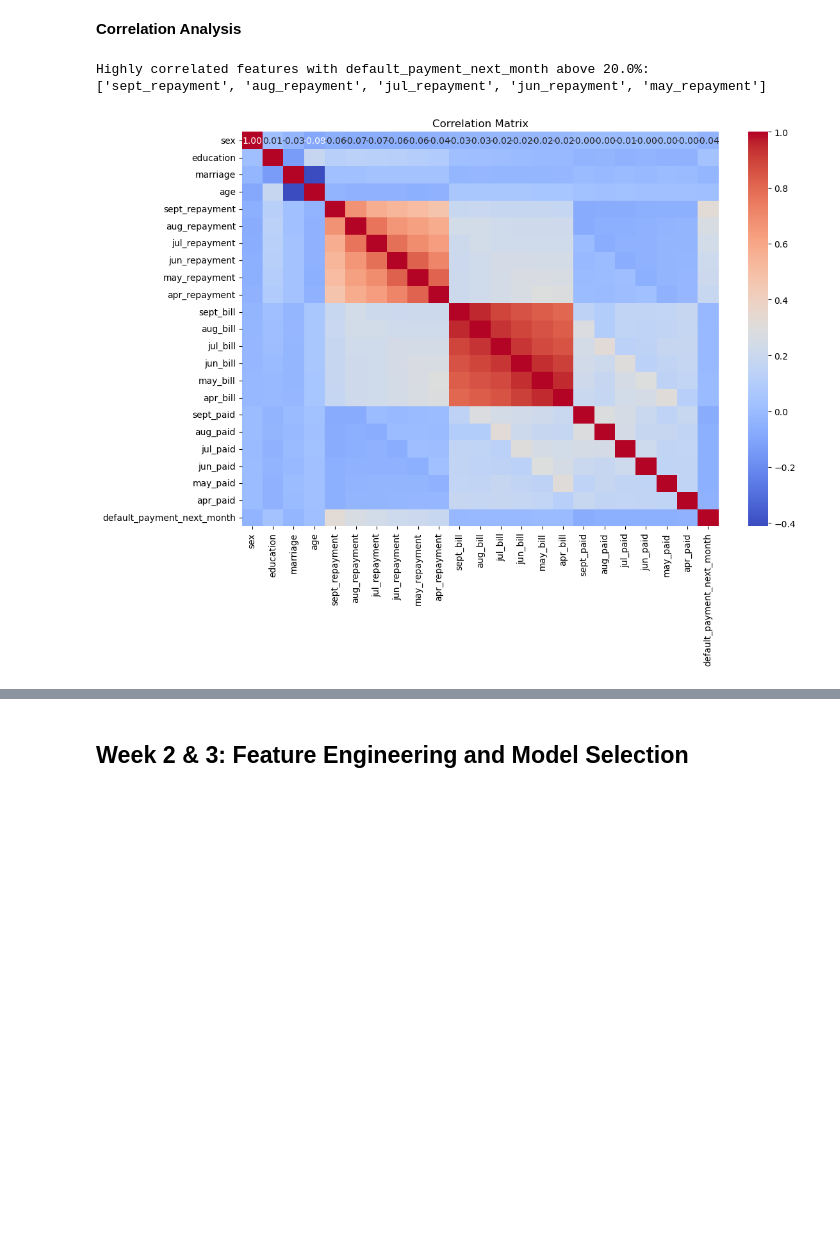
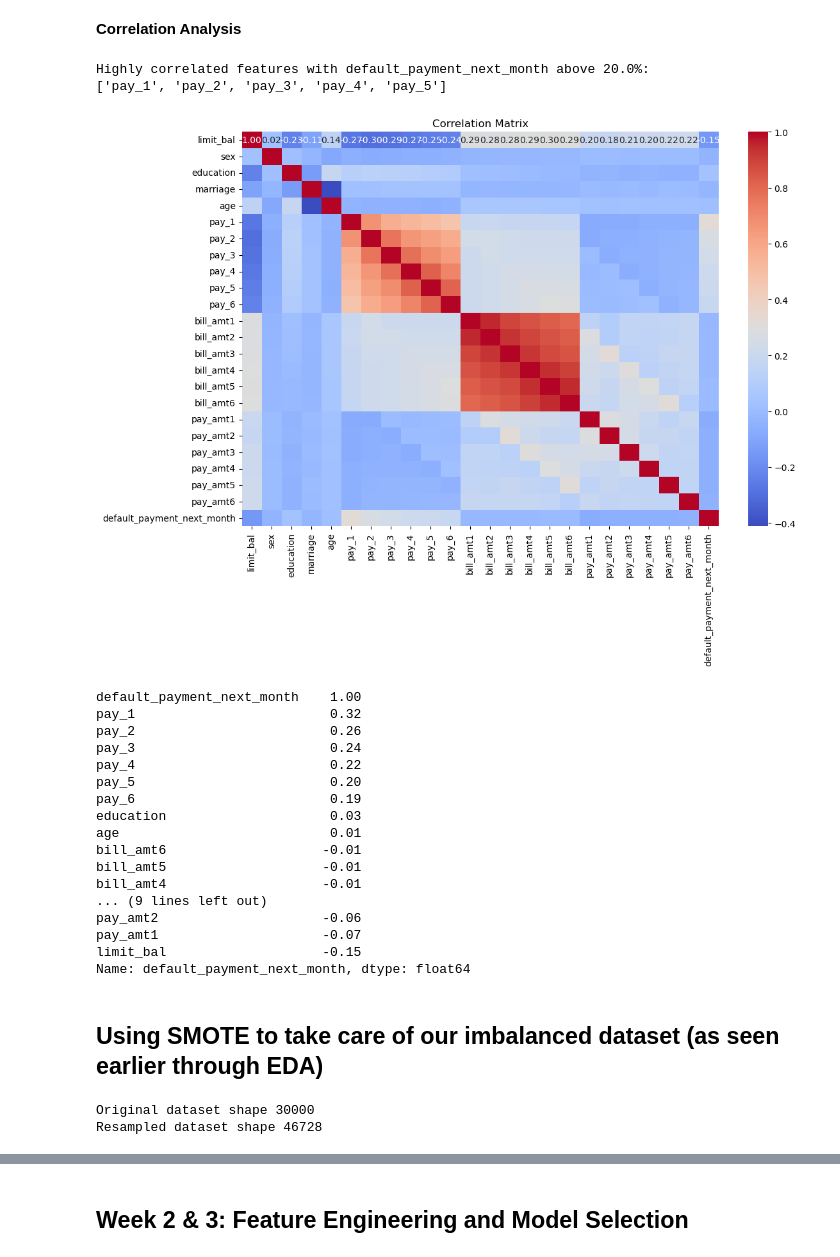
Before and after one commit to ohinson01/SDS-CP014-credit-card-default-pred, a Jupyter notebook: notebooks/olivia-hinson/olivia-credit-card-default-pred.ipynb, the cells around one changed output, grey strips where cells are left out. Drawn from its saved outputs; the diff is of its cells as text; code cells hidden in the pictures; blank space fills up the shorter version.

```diff
--- a/notebooks/olivia-hinson/olivia-credit-card-default-pred.ipynb
+++ b/notebooks/olivia-hinson/olivia-credit-card-default-pred.ipynb
@@ -748,31 +862,2 @@ There are significnat outliers in our dataset, but in this scenario, this might
 # %% [markdown]
 ### Relationships with target variable (default_payment_next_month)
-# %%
-# Define custom labels for each categorical column
-labels = {
-    'education': {1: 'Graduate School', 2: 'University', 3: 'High School', 4: 'Others'},
-    'marriage': {1: 'Married', 2: 'Single', 3: 'Others'},
-    'sex': {1: 'Male', 2: 'Female'},
-}
-
-for column in labels:
-    # Create a copy of the column with mapped values
-    df[f'{column}_labeled'] = df[column].map(labels[column])
-
-    plt.figure(figsize=(10, 8))  # Adjust figure size for better readability
-    order = df[f'{column}_labeled'].value_counts().index
-    ax = sns.countplot(data=df, x=f'{column}_labeled', order=order, hue='default_payment_next_month')
-    # Add text annotations
-    for p in ax.patches:
-        ax.annotate(f'{int(p.get_height())}',
-                (p.get_x() + p.get_width() / 2., p.get_height()),
-                ha='center', va='center',
-                xytext=(0, 10),
-                textcoords='offset points')
-    plt.title(f'{column} distribution', fontsize=16, fontweight='bold')
-    plt.xlabel(f'{column}', fontsize=14)
-    plt.ylabel('Count', fontsize=14)
-    plt.xticks(ha='center', rotation=0)
-    plt.legend(title='default payment', labels=['No Credit', 'Default Credit'])
-    plt.tight_layout()  # Adjust layout to prevent labels from overlapping
-    plt.show()
@@ -835,8 +930,8 @@ plt.show()
 # %% [markdown]
 ### Remove Columns to Avoid Any Biases and Imbalance
 # %%
-# Will have information leakage from the following columns
-df.drop(['id', 'limit_bal'], axis=1, inplace=True)
+# This column isn't relevant to what we are doing
+df.drop(['id'], axis=1, inplace=True)
 
 print('Columns remaining: ', df.shape[1])
 # %% [output]
@@ -885,27 +980,63 @@ df
 # %%
 corr_matrix = df.corr()
 
 # Select the target variable correlation
 target_variable = 'default_payment_next_month'
 correlations = corr_matrix[target_variable]
 
 # Retrieve features with correlation above the threshold
 threshold = 0.2
 highly_correlated_features = correlations[correlations > threshold].index.tolist()
 
 # Remove the target variable itself from the list
 if target_variable in highly_correlated_features:
     highly_correlated_features.remove(target_variable)
 
 print(f'Highly correlated features with {target_variable} above {threshold*100}%:')
 print(highly_correlated_features)
 
 # Visualize feature importance
 plt.figure(figsize=(12, 8))
 sns.heatmap(corr_matrix, annot=True, fmt=".2f", cmap="coolwarm", cbar=True)
 plt.title("Correlation Matrix")
 plt.show()
+
+# Get correlations with the target variable
+target_correlation = corr_matrix['default_payment_next_month'].sort_values(ascending=False)
+# Print the values
+print(target_correlation)
 # %% [output]
 Highly correlated features with default_payment_next_month above 20.0%:
-['sept_repayment', 'aug_repayment', 'jul_repayment', 'jun_repayment', 'may_repayment']
+['pay_1', 'pay_2', 'pay_3', 'pay_4', 'pay_5']
-[figure, old version]
+[figure, new version]
+default_payment_next_month    1.00
+pay_1                         0.32
+pay_2                         0.26
+pay_3                         0.24
+pay_4                         0.22
+pay_5                         0.20
+pay_6                         0.19
+education                     0.03
+age                           0.01
+bill_amt6                    -0.01
+bill_amt5                    -0.01
+bill_amt4                    -0.01
+... (9 lines left out)
+pay_amt2                     -0.06
+pay_amt1                     -0.07
+limit_bal                    -0.15
+Name: default_payment_next_month, dtype: float64
+# %% [markdown]
+## Using SMOTE to take care of our imbalanced dataset (as seen earlier through EDA)
+# %%
+# Oversample dataset so it becomes balanced
+smote = SMOTE()
+
+# fit predictor and target variable
+x_smote, y_smote = smote.fit_resample(df.iloc[:,0:-1], df['default_payment_next_month'])
+
+print('Original dataset shape', len(df))
+print('Resampled dataset shape', len(y_smote))
+# %% [output]
+Original dataset shape 30000
+Resampled dataset shape 46728
```
Also changed, not shown: parts of 50 cells of this notebook.
